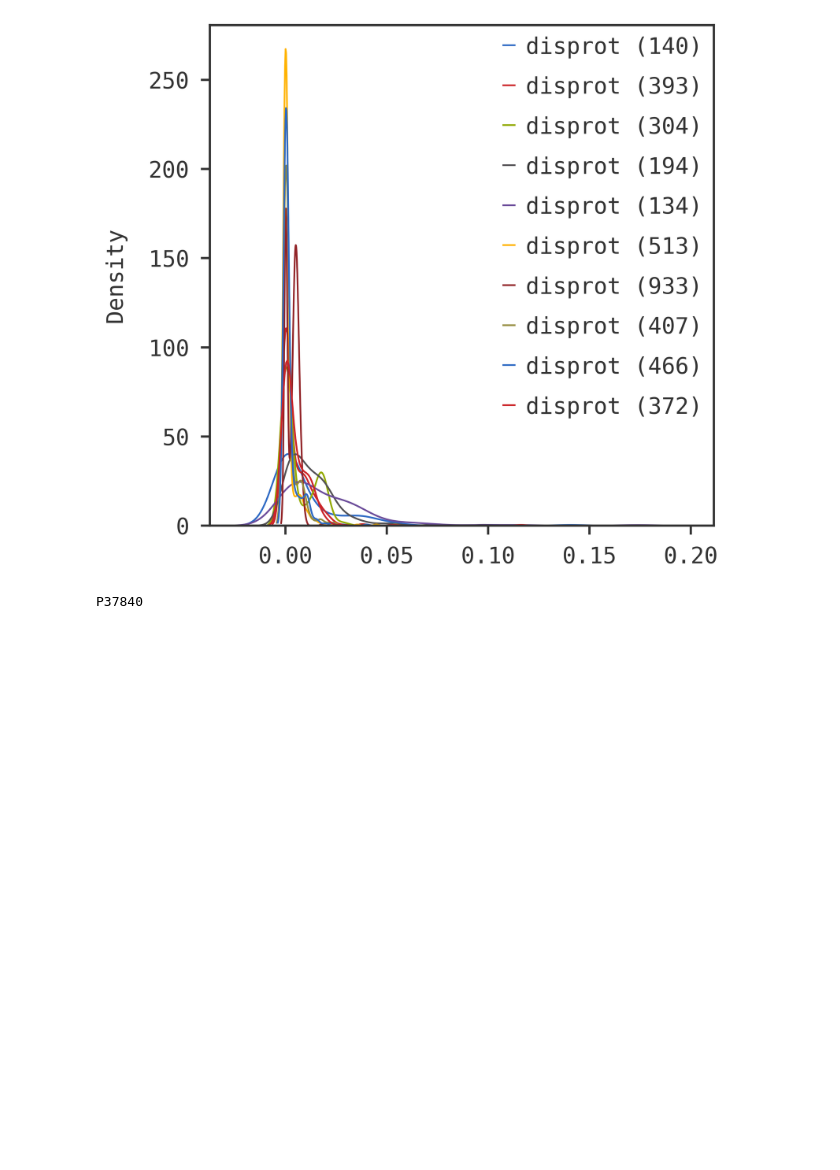
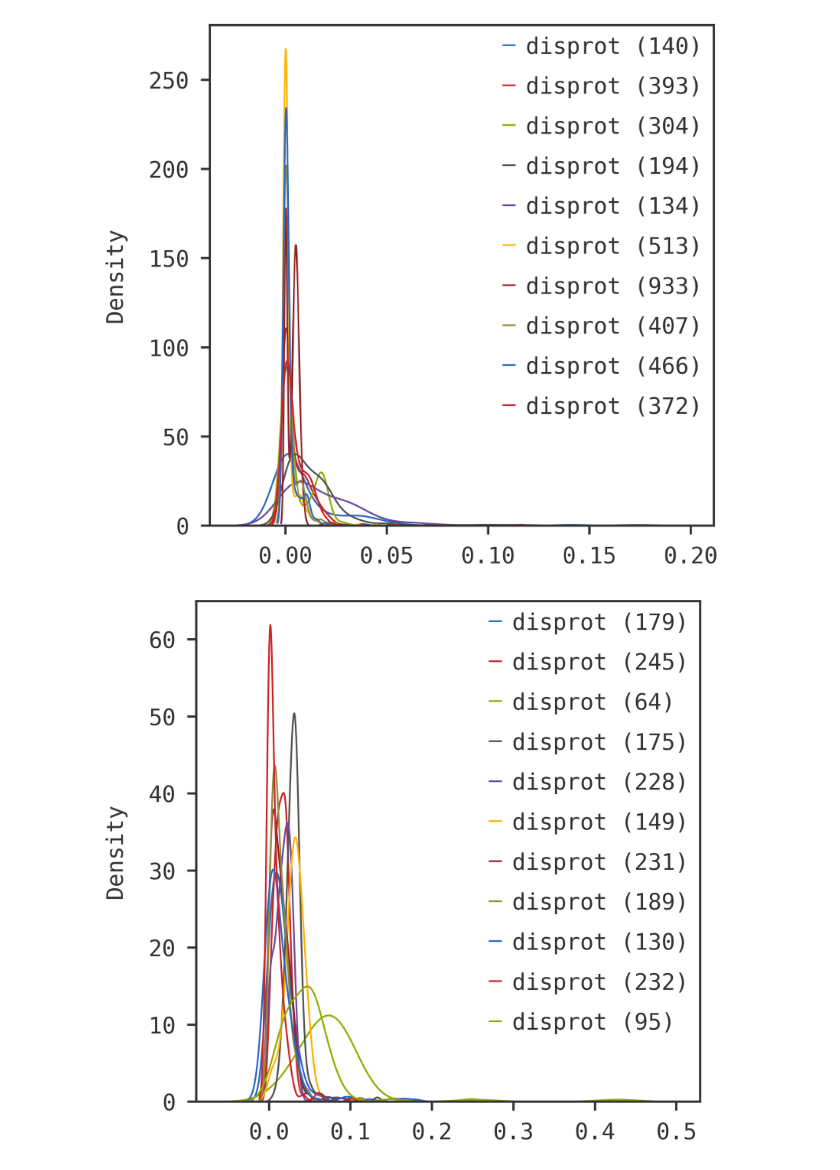
Before and after one commit to francosimonetti/disorder_flavours, a Jupyter notebook: loss_plots.ipynb, the cells around one changed output. Cells and saved outputs as stored; diff of their text form; code cells hidden in the pictures; blank space fills up the shorter version.

```diff
--- a/loss_plots.ipynb
+++ b/loss_plots.ipynb
@@ -54,8 +77,18 @@ plt.show()
 # %%
 mono_allfiveloss = list()
 disprot_allfiveloss = list()
+mono_5lengths = list()
+disprot_5lengths = list()
+
 for protid in mono_loss.keys():
     mono_allfiveloss += mono_loss[protid]['aa5_loss']
+    mono_5lengths += list(np.repeat(len(monomer_dict[protid]['seq']),len(mono_loss[protid]['aa5_loss'])))
 
 for protid in disprot_loss.keys():
     disprot_allfiveloss += disprot_loss[protid]['aa5_loss']
+    disprot_5lengths += list(np.repeat(len(disprot_dict[protid]['seq']),len(disprot_loss[protid]['aa5_loss'])))
+
+mono_5lengths = np.array(mono_5lengths)
+disprot_5lengths = np.array(disprot_5lengths)
+mono_allfiveloss = np.array(mono_allfiveloss)
+disprot_allfiveloss = np.array(disprot_allfiveloss)
@@ -70,30 +109,25 @@ plt.show()
 # %%
 mono_allloss = list()
 disprot_allloss = list()
 # for protid in mono_singleloss.keys():
 #     data = mono_singleloss[protid]['singleaa_loss']
 #     sns.kdeplot(data, label=f"mono ({len(data)})")
 
 for protid in disprot_loss.keys():
     data = np.array(disprot_loss[protid]['aa1_loss'])
-    #sns.kdeplot(data*len(data), label=f"disprot ({len(data)})")
+#     sns.kdeplot(data*len(data), label=f"disprot ({len(data)})")
     sns.kdeplot(data, label=f"disprot ({len(data)})")
 
 plt.legend()
 plt.show()
+
+for monoid in mono_loss.keys():
+    data = np.array(mono_loss[monoid]['aa1_loss'])
+#     sns.kdeplot(data*len(data), label=f"mono ({len(data)})")
+    sns.kdeplot(data, label=f"disprot ({len(data)})")
+
+plt.legend()
+plt.show()
 # %% [output]
 [figure]
+[figure, added]
-# %%
-## find loss per aa type
-from collections import defaultdict
-
-aa_dict = defaultdict(list)
-for protid in disprot_loss.keys():
-    print(protid)
-    seq = disprot_dict[protid]['seq']
-    data = np.array(disprot_loss[protid]['aa1_loss'])
-    for i in range(len(data)):
-        aa_dict[seq[i]].append(data[i])
-    break
-# %% [output]
-P37840
```
Also changed, not shown: parts of 14 cells of this notebook, 1 other file.
